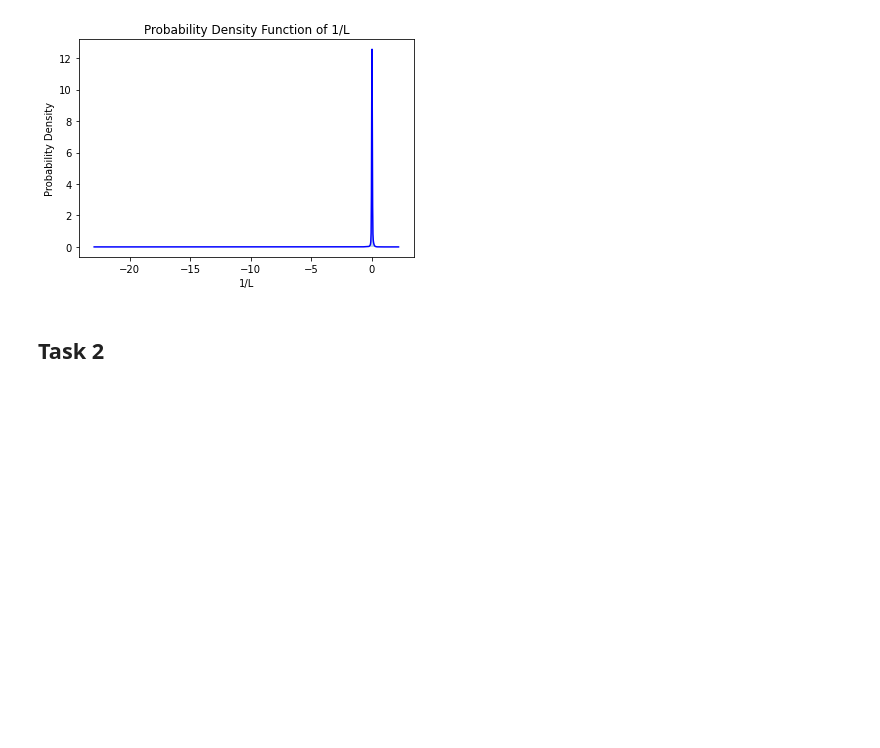
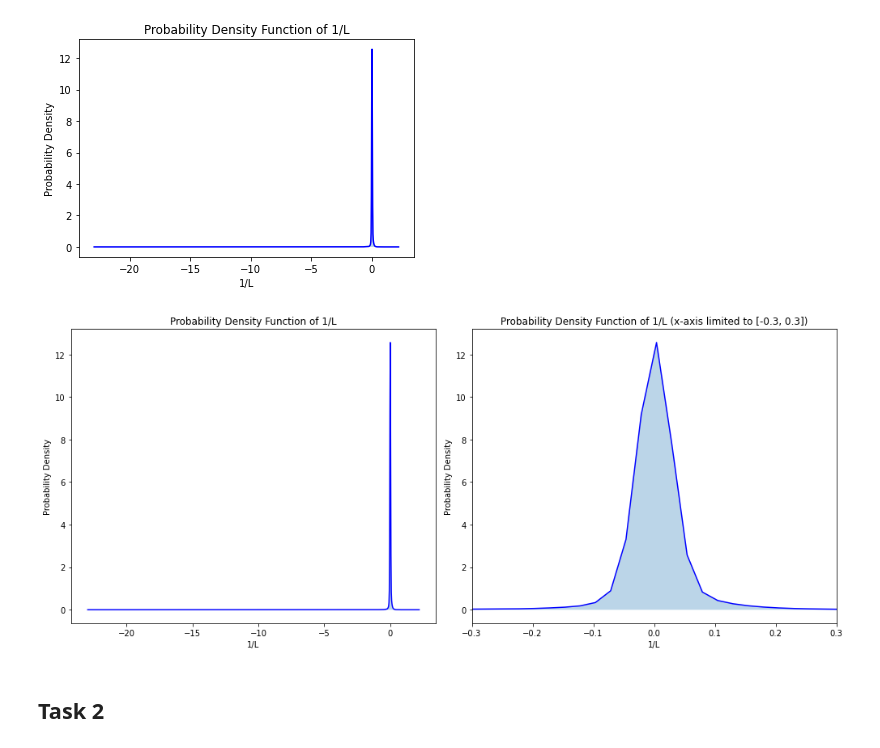
Before and after one commit to AlexDelBarco/IMWE, a Jupyter notebook: Assignment_2/Assignment_2_Final.ipynb, the cells around one changed output. Saved outputs shown, nothing was run; the diff lists cells and outputs as text; code cells hidden in the pictures; blank space fills up the shorter version.

```diff
--- a/Assignment_2/Assignment_2_Final.ipynb
+++ b/Assignment_2/Assignment_2_Final.ipynb
@@ -90,6 +90,48 @@ plt.title('Probability Density Function of 1/L')
 plt.show()
 # %% [output]
 [figure]
+# %%
+import numpy as np
+import matplotlib.pyplot as plt
+from scipy.stats import gaussian_kde
+
+# Assuming 'Hoe' DataFrame is defined and '1/L' column exists
+
+# Extract the data
+data = Hoe['1/L'].dropna()  # Drop any NaN values if they exist
+
+# Create a Gaussian KDE model
+kde = gaussian_kde(data)
+
+# Create a range of values for plotting the PDF
+x_vals = np.linspace(data.min(), data.max(), 1000)
+pdf_vals = kde(x_vals)
+
+# Create a figure with two subplots
+fig, (ax1, ax2) = plt.subplots(1, 2, figsize=(14, 6))  # 1 row, 2 columns, figure size (width, height)
+
+# Plot the first PDF (full range)
+ax1.plot(x_vals, pdf_vals, color='blue')
+ax1.fill_between(x_vals, pdf_vals, alpha=0.3)
+ax1.set_xlabel('1/L')
+ax1.set_ylabel('Probability Density')
+ax1.set_title('Probability Density Function of 1/L')
+
+# Plot the second PDF (restricted x-axis to [-1, 1])
+ax2.plot(x_vals, pdf_vals, color='blue')
+ax2.fill_between(x_vals, pdf_vals, alpha=0.3)
+ax2.set_xlim(-0.3, 0.3)  # Limit x-axis to [-1, 1]
+ax2.set_xlabel('1/L')
+ax2.set_ylabel('Probability Density')
+ax2.set_title('Probability Density Function of 1/L (x-axis limited to [-0.3, 0.3])')
+
+# Adjust layout to prevent overlap
+plt.tight_layout()
+
+# Show the figure
+plt.show()
+# %% [output]
+[figure, added]
 # %% [markdown]
 ## Task 2
 # %%
```
Also changed, not shown: parts of 2 cells of this notebook, 3 other files.
